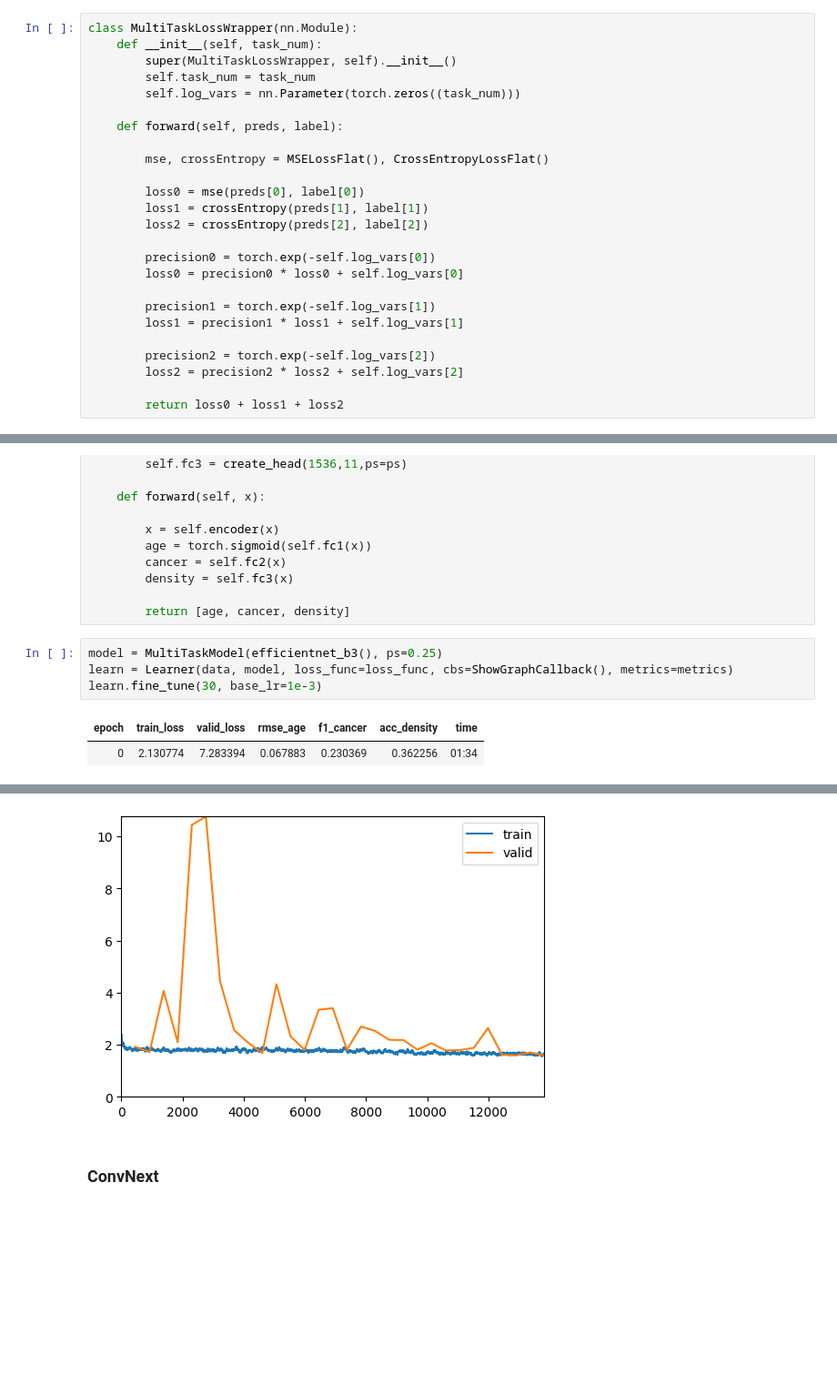
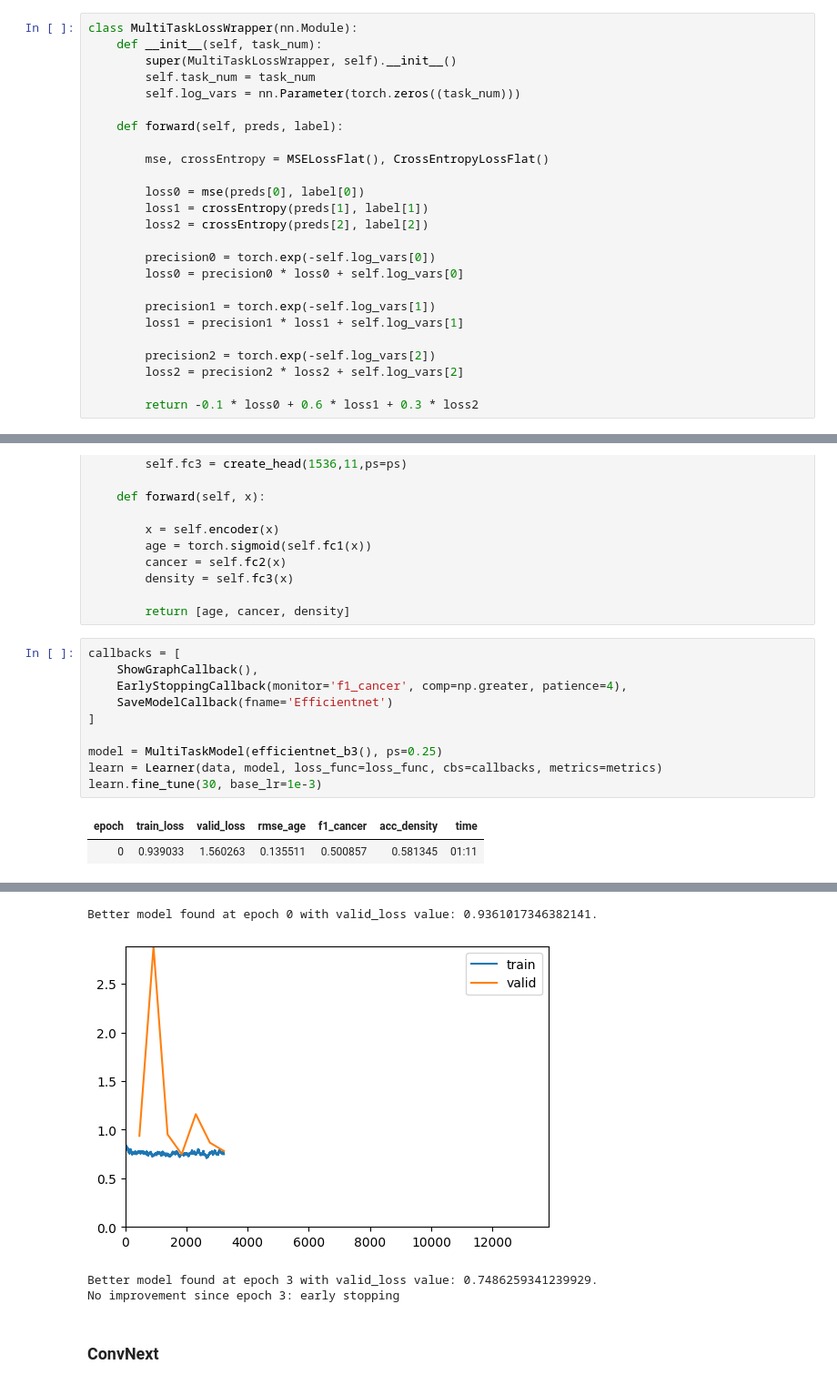
Before and after one commit to inigo99/CancerDetection, a Jupyter notebook: TFM.ipynb, the cells around one changed output, grey strips where cells are left out. Shown at 91% size. Saved outputs shown, nothing was run; the diff lists cells and outputs as text; blank space fills up the shorter version.

```diff
--- a/TFM.ipynb
+++ b/TFM.ipynb
@@ -946,7 +946,7 @@ class MultiTaskLossWrapper(nn.Module):
         precision2 = torch.exp(-self.log_vars[2])
         loss2 = precision2 * loss2 + self.log_vars[2]
 
-        return loss0 + loss1 + loss2
+        return -0.1 * loss0 + 0.6 * loss1 + 0.3 * loss2
 # %%
 from sklearn.metrics import f1_score
 def rmse_age(preds, labels): return rmse(preds[0], labels[0])
@@ -1039,9 +1044,15 @@ class MultiTaskModel(nn.Module):
 
         return [age, cancer, density]
 # %%
+callbacks = [
+    ShowGraphCallback(),
+    EarlyStoppingCallback(monitor='f1_cancer', comp=np.greater, patience=4),
+    SaveModelCallback(fname='Efficientnet')
+]
+
 model = MultiTaskModel(efficientnet_b3(), ps=0.25)
-learn = Learner(data, model, loss_func=loss_func, cbs=ShowGraphCallback(), metrics=metrics)
+learn = Learner(data, model, loss_func=loss_func, cbs=callbacks, metrics=metrics)
 learn.fine_tune(30, base_lr=1e-3)
 # %% [output]
 | epoch | train_loss | valid_loss | rmse_age | f1_cancer | acc_density | time |
-| 0 | 2.130774 | 7.283394 | 0.067883 | 0.230369 | 0.362256 | 01:34 |
+| 0 | 0.939033 | 1.560263 | 0.135511 | 0.500857 | 0.581345 | 01:11 |
@@ -1084,4 +1070,7 @@ AssertionError: can only test a child process
+Better model found at epoch 0 with valid_loss value: 0.9361017346382141.
-[figure, old version]
+[figure, new version]
+Better model found at epoch 3 with valid_loss value: 0.7486259341239929.
+No improvement since epoch 3: early stopping
 # %% [markdown]
 ### ConvNext
 # %%
```
Also changed, not shown: parts of 7 cells of this notebook.
